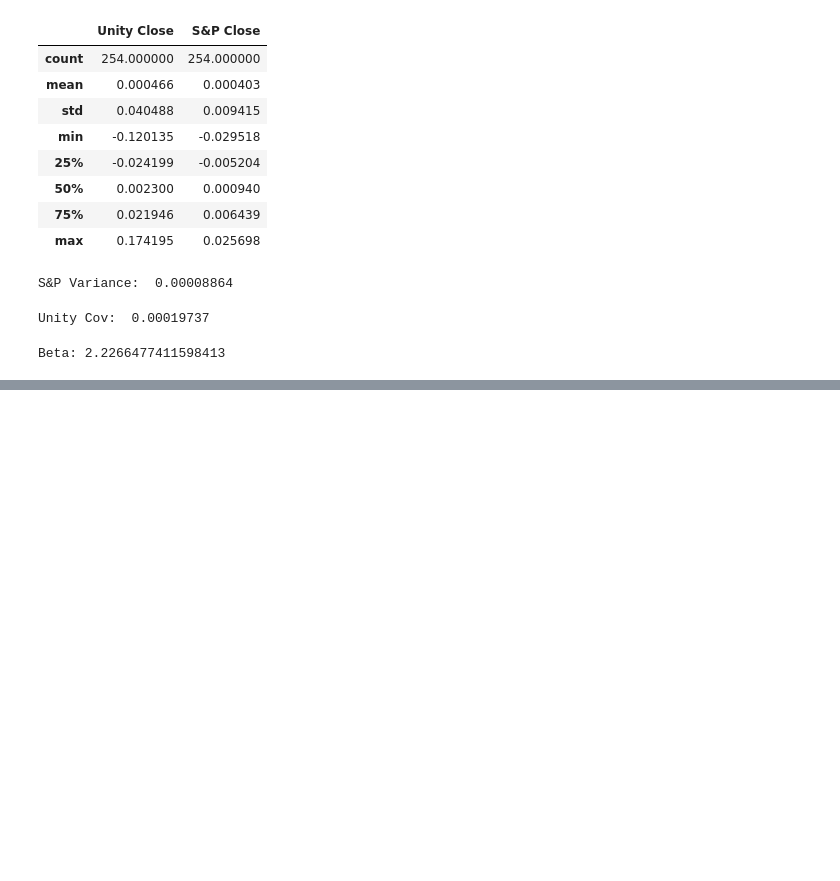
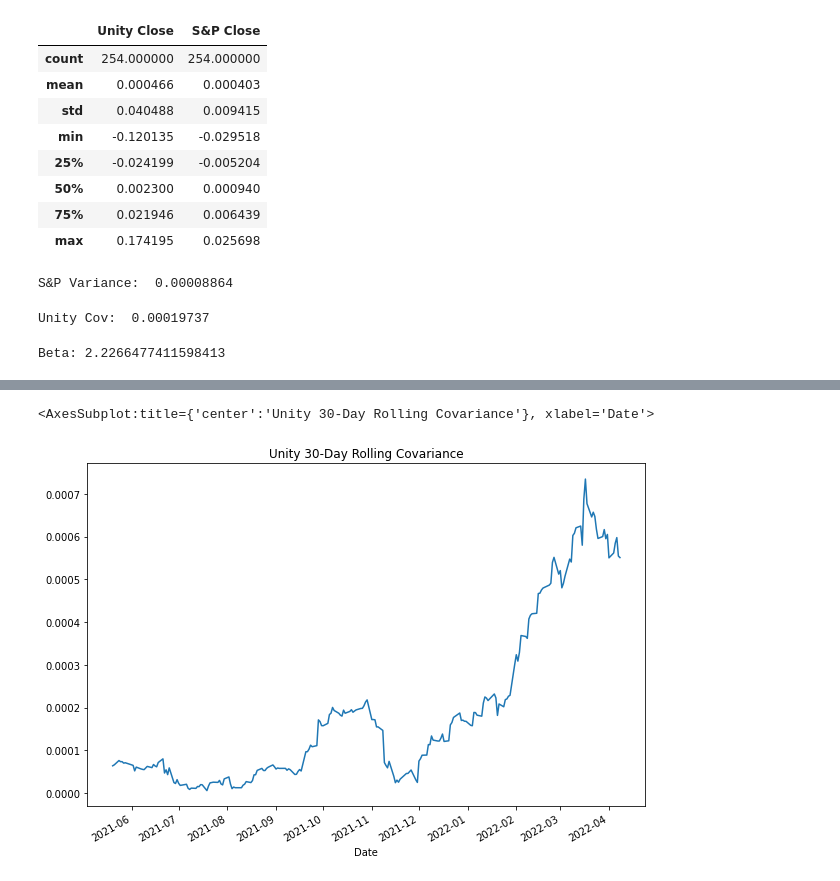
Before and after one commit to mbf2139/Unity-Software-Analysis, a Jupyter notebook: analysis.ipynb, the cells around one changed output, grey strips where cells are left out. Drawn from its saved outputs; the diff is of its cells as text; code cells hidden in the pictures; blank space fills up the shorter version.

```diff
--- a/analysis.ipynb
+++ b/analysis.ipynb
@@ -159,0 +169,9 @@ Beta: 2.2266477411598413
+# %%
+# Calculate the rolling covariance of Unity with the market
+u_rolling_30 = daily_returns['Unity Close'].rolling(window=30).cov(daily_returns['S&P Close'])
+
+# Plot
+u_rolling_30.plot(figsize=(10,7), title='Unity 30-Day Rolling Covariance')
+# %% [output]
+<AxesSubplot:title={'center':'Unity 30-Day Rolling Covariance'}, xlabel='Date'>
+[figure, added]
```
Also changed, not shown: parts of 9 cells of this notebook.
